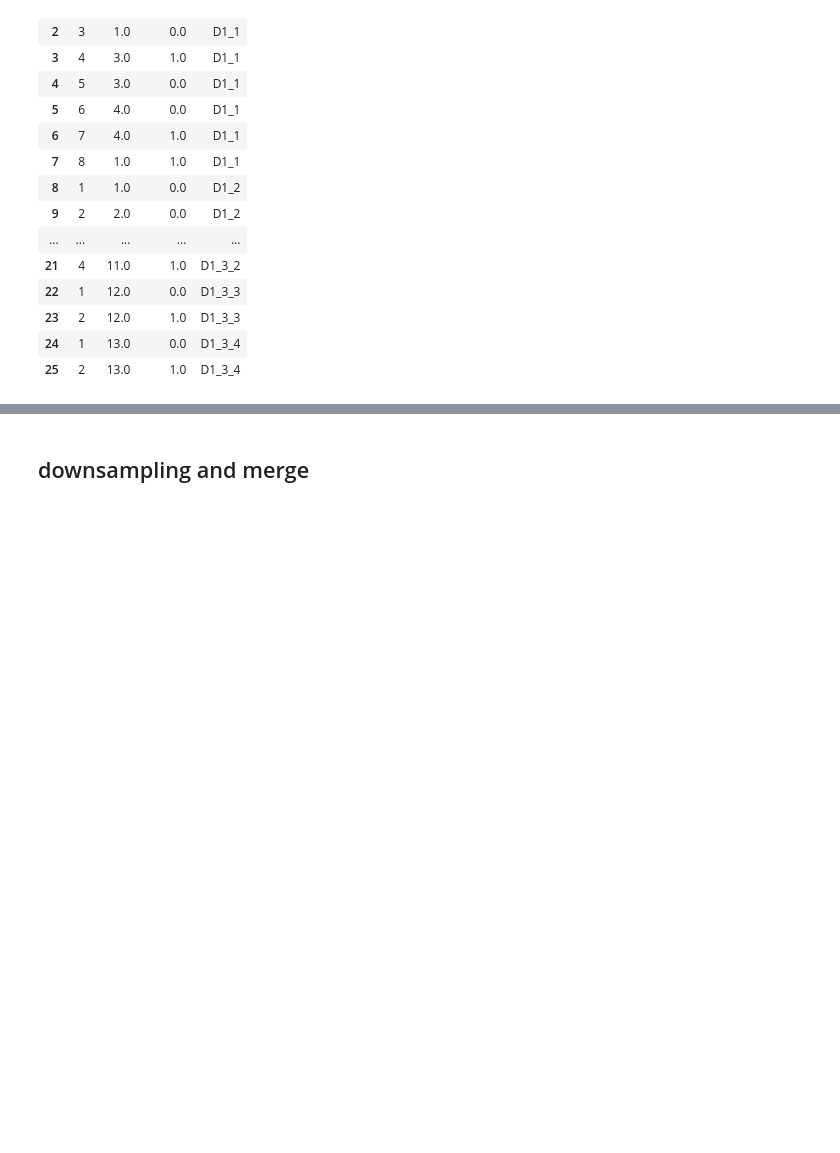
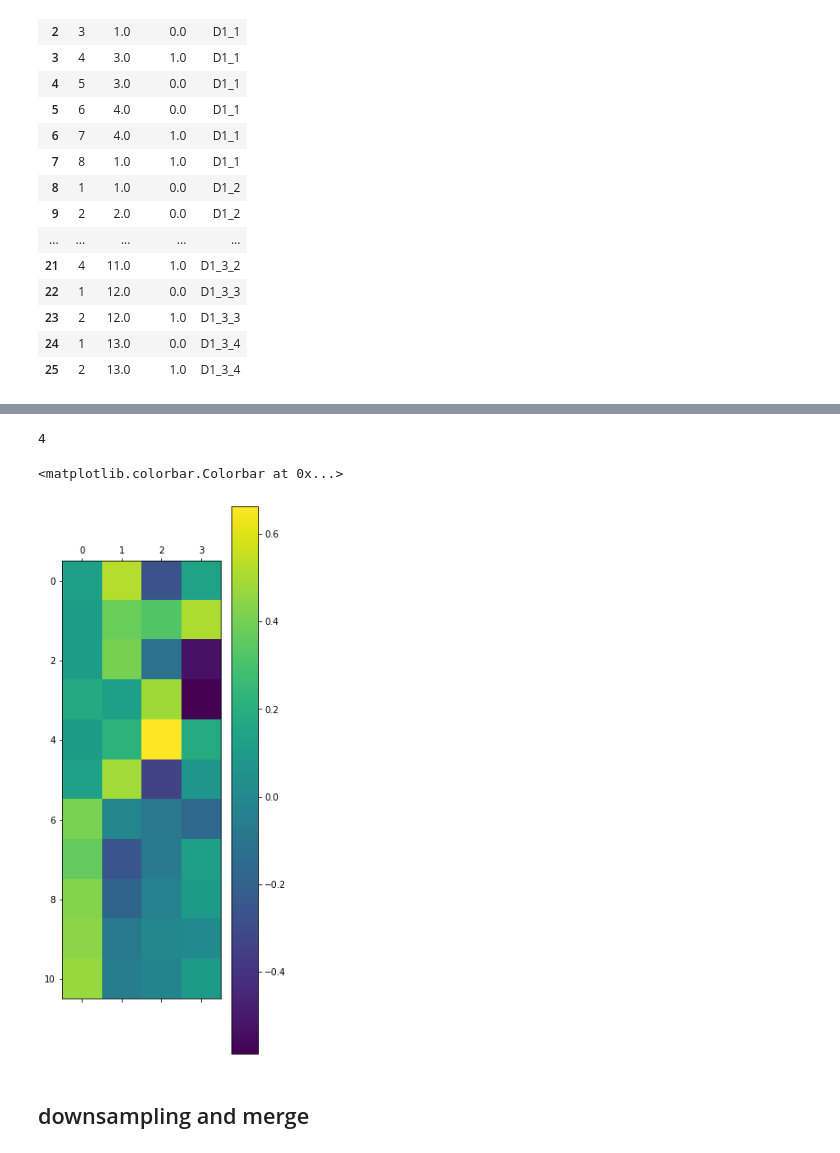
Before and after one commit to s180820/02582-Case2, a Jupyter notebook: case2_tucker.ipynb, the cells around one changed output, grey strips where cells are left out. Cells and saved outputs as stored; diff of their text form; code cells hidden in the pictures; blank space fills up the shorter version.

```diff
--- a/case2_tucker.ipynb
+++ b/case2_tucker.ipynb
@@ -173,0 +208,3 @@ df_team
+# %%
+df_emo = dict_df_bios['response'][emotions]
+df_emo
@@ -173,0 +225,30 @@ df_team
+# %%
+scaler = StandardScaler()
+df_emo = scaler.fit_transform(df_emo)
+# %%
+df_emo = pd.DataFrame(df_emo)
+df_emo.fillna(0, inplace=True)
+# %%
+emo_components = range(2,10)
+
+for e in emo_components:
+    pca = PCA(n_components = e)
+    pca.fit(df_emo)
+#     print(pca.explained_variance_ratio_.sum())
+
+    if pca.explained_variance_ratio_.sum()>0.7:
+        emotional_component = e
+        break
+
+print(emotional_component)
+
+pca = PCA(n_components = emotional_component)
+df_emo = pca.fit_transform(df_emo)
+# %% [output]
+4
+# %%
+plt.matshow(pca.components_.T)
+plt.colorbar()
+# %% [output]
+<matplotlib.colorbar.Colorbar at 0x...>
+[figure, added]
```
Also changed, not shown: parts of 26 cells of this notebook.
